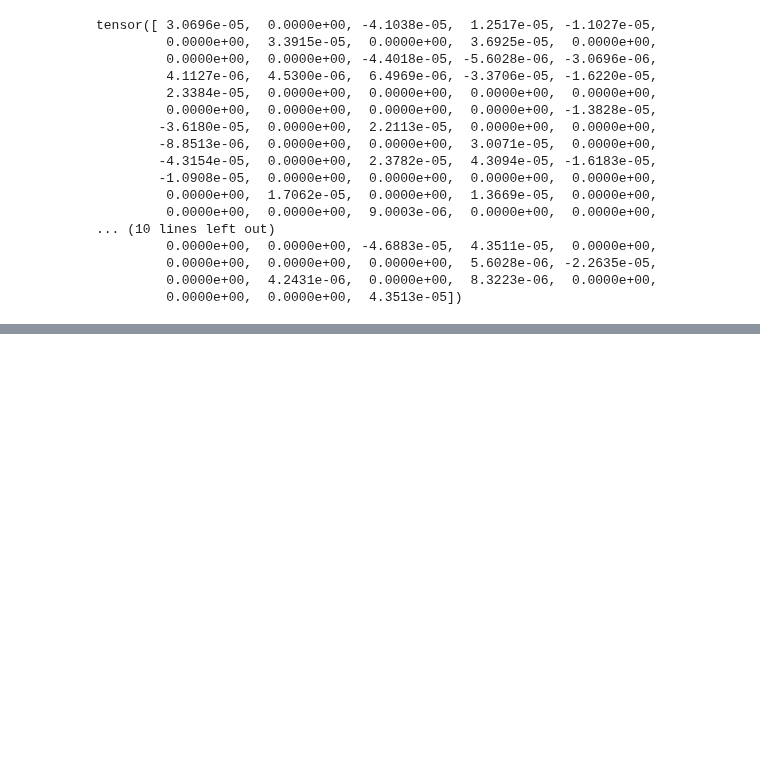
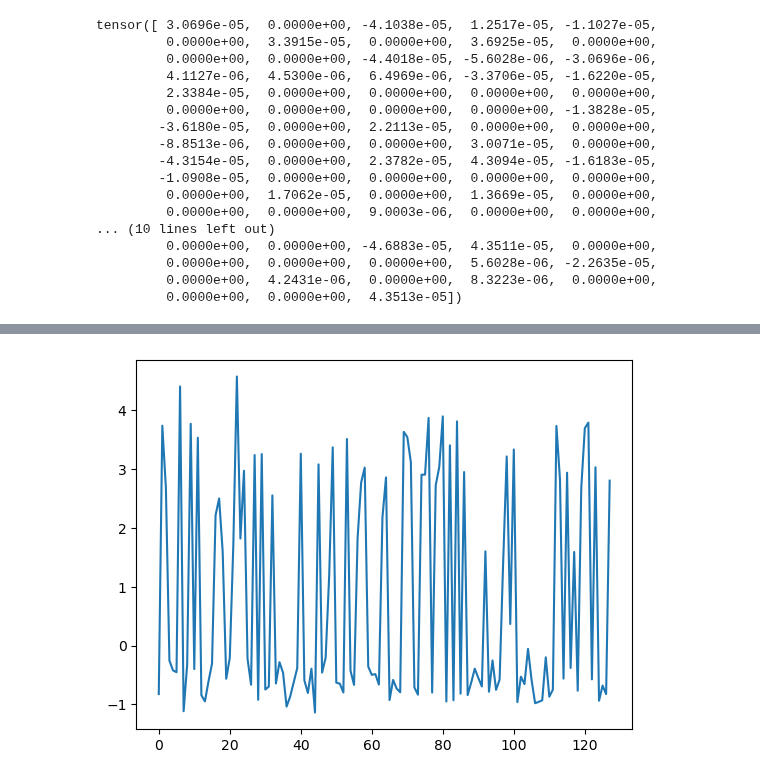
Before and after one commit to Milstein-Lab/Summer2024, a Jupyter notebook: debugging.ipynb, the cells around one changed output, grey strips where cells are left out. Cells and saved outputs as stored; diff of their text form; code cells hidden in the pictures; blank space fills up the shorter version.

```diff
--- a/debugging.ipynb
+++ b/debugging.ipynb
@@ -214,0 +252,6 @@ tensor([ 3.0696e-05,  0.0000e+00, -4.1038e-05,  1.2517e-05, -1.1027e-05,
+# %%
+plt.figure()
+plt.plot(torch.mean(dend_EI_net.biases_train_history['H1'], axis=0))
+plt.show()
+# %% [output]
+[figure, added]
```
Also changed, not shown: parts of 5 cells of this notebook, 3 other files.
